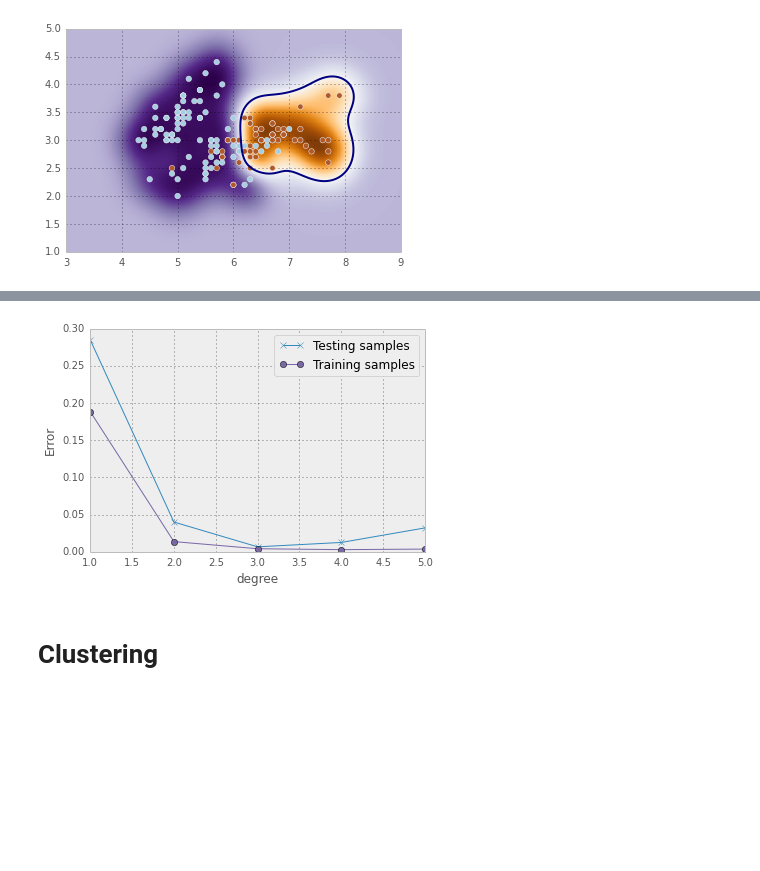
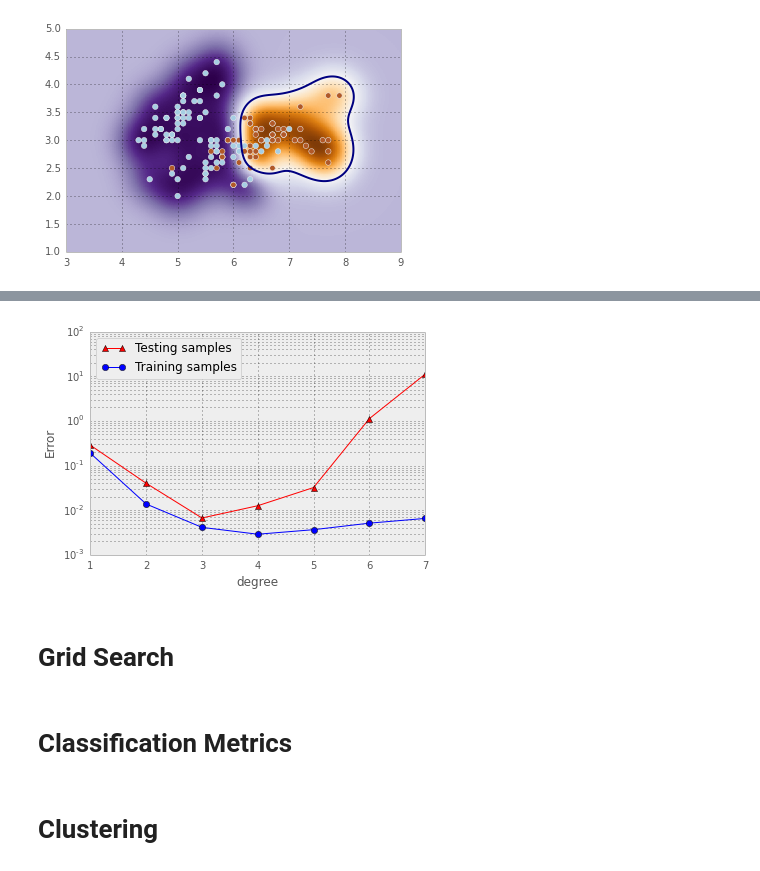
Before and after one commit to aboSamoor/data_science_course, a Jupyter notebook: ML.ipynb, the cells around one changed output, grey strips where cells are left out. Cells and saved outputs as stored; diff of their text form; code cells hidden in the pictures; blank space fills up the shorter version.

```diff
--- a/ML.ipynb
+++ b/ML.ipynb
@@ -432,11 +526,16 @@ def regressor3(degree):
   test_err = np.mean((test_predictions -  Y_test) ** 2)
   return test_err, train_err
 # %%
-degrees = range(1, 6)
+degrees = range(1, 8)
 errors = np.array([regressor3(d) for d in degrees])
-plt.plot(degrees, errors[:, 0], marker='x', label='Testing samples')
-plt.plot(degrees, errors[:, 1], marker='o', label='Training samples')
+plt.plot(degrees, errors[:, 0], marker='^', c='r', label='Testing samples')
+plt.plot(degrees, errors[:, 1], marker='o', c='b', label='Training samples')
+plt.yscale('log')
 plt.xlabel("degree"); plt.ylabel("Error")
-_ = plt.legend()
+_ = plt.legend(loc='best')
 # %% [output]
-[figure, old version]
+[figure, new version]
+# %% [markdown]
+# Grid Search
+# %% [markdown]
+# Classification Metrics
```
Also changed, not shown: parts of 43 cells of this notebook.
